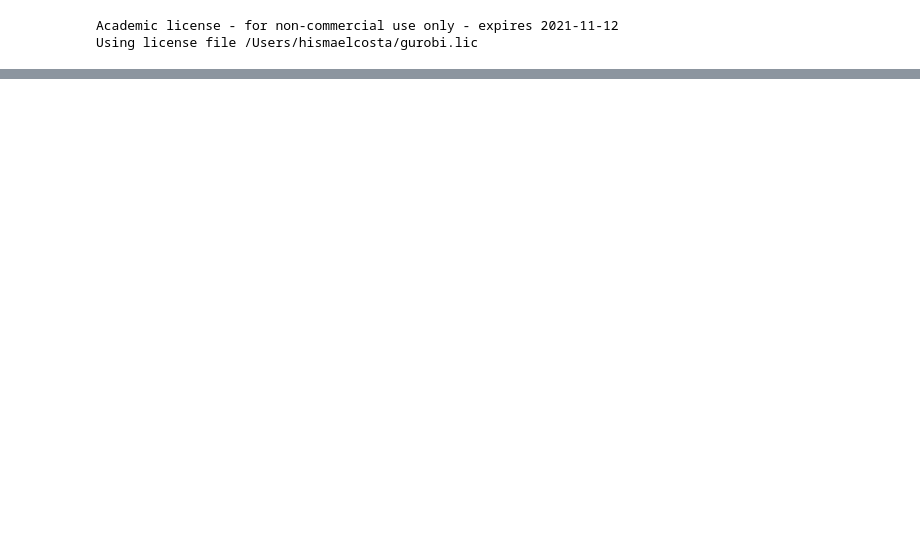
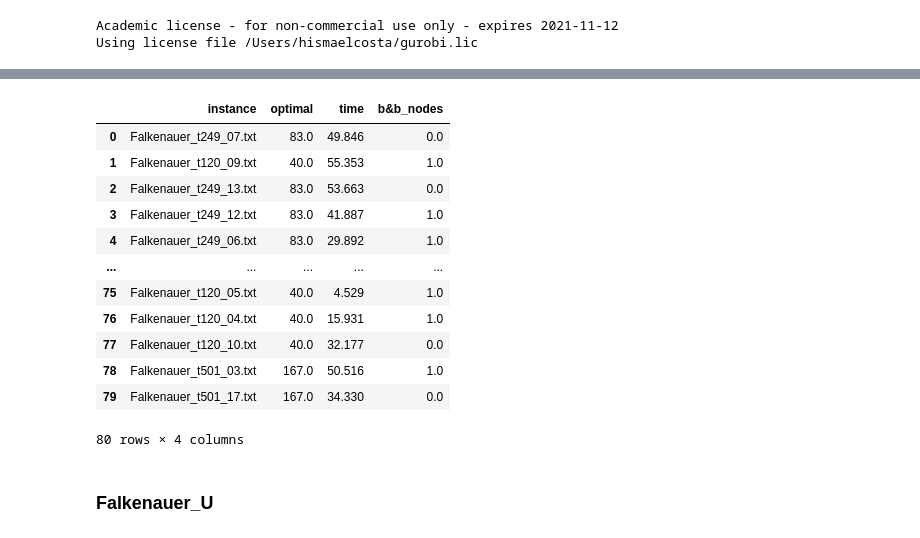
Before and after one commit to HismaelOliveira/ArcFlowCSP, a Jupyter notebook: Arc flow for Cutting Stock Problem.ipynb, the cells around one changed output, grey strips where cells are left out. Saved outputs shown, nothing was run; the diff lists cells and outputs as text; code cells hidden in the pictures; blank space fills up the shorter version.

Commit message:
inclusion of falkhenauer instances tests

```diff
--- a/Arc flow for Cutting Stock Problem.ipynb
+++ b/Arc flow for Cutting Stock Problem.ipynb
@@ -235,0 +211,32 @@ solution(arc_flow, W)
+# %%
+falkenauer_t = pd.DataFrame(columns = ['instance', 'optimal', 'time', 'b&b_nodes'])
+# %%
+cam = 'Falkenauer_CSP/Falkenauer_T/'
+
+for c in listdir(cam):
+    arq = pd.read_csv(cam+c)
+
+    m = int(arq.columns[0])
+    W = int(arq.iloc[0].values[0])
+
+    items = arq[1:]
+    items.columns = ['w_d']
+
+    w = [int(x[0]) for x in items.w_d.str.split('\t')]
+    b = [int(x[1]) for x in items.w_d.str.split('\t')]
+
+    now = datetime.now()
+    G = transform_to_graph(w, b, W)
+
+    arc_flow, x = integer_formulation_arc_flow(G, w, b, W)
+
+    arc_flow.optimize()
+    now1 = datetime.now()
+
+    nodes = arc_flow.NodeCount
+    resul = arc_flow.getObjective().getValue()
+    time = now1-now
+
+    entry = {'instance':c, 'optimal':resul, 'time':(time.microseconds/float(1000))%60, 'b&b_nodes': nodes}
+
+    falkenauer_t = falkenauer_t.append(entry, ignore_index = True)
@@ -235,0 +262,18 @@ solution(arc_flow, W)
+# %%
+falkenauer_t
+# %% [output]
+|  | instance | optimal | time | b&b_nodes |
+| 0 | Falkenauer_t249_07.txt | 83.0 | 49.846 | 0.0 |
+| 1 | Falkenauer_t120_09.txt | 40.0 | 55.353 | 1.0 |
+| 2 | Falkenauer_t249_13.txt | 83.0 | 53.663 | 0.0 |
+| 3 | Falkenauer_t249_12.txt | 83.0 | 41.887 | 1.0 |
+| 4 | Falkenauer_t249_06.txt | 83.0 | 29.892 | 1.0 |
+| ... | ... | ... | ... | ... |
+| 75 | Falkenauer_t120_05.txt | 40.0 | 4.529 | 1.0 |
+| 76 | Falkenauer_t120_04.txt | 40.0 | 15.931 | 1.0 |
+| 77 | Falkenauer_t120_10.txt | 40.0 | 32.177 | 0.0 |
+| 78 | Falkenauer_t501_03.txt | 167.0 | 50.516 | 1.0 |
+| 79 | Falkenauer_t501_17.txt | 167.0 | 34.330 | 0.0 |
+80 rows × 4 columns
+# %% [markdown]
+### Falkenauer_U
```
Also changed, not shown: parts of 23 cells of this notebook, 1 other file.
